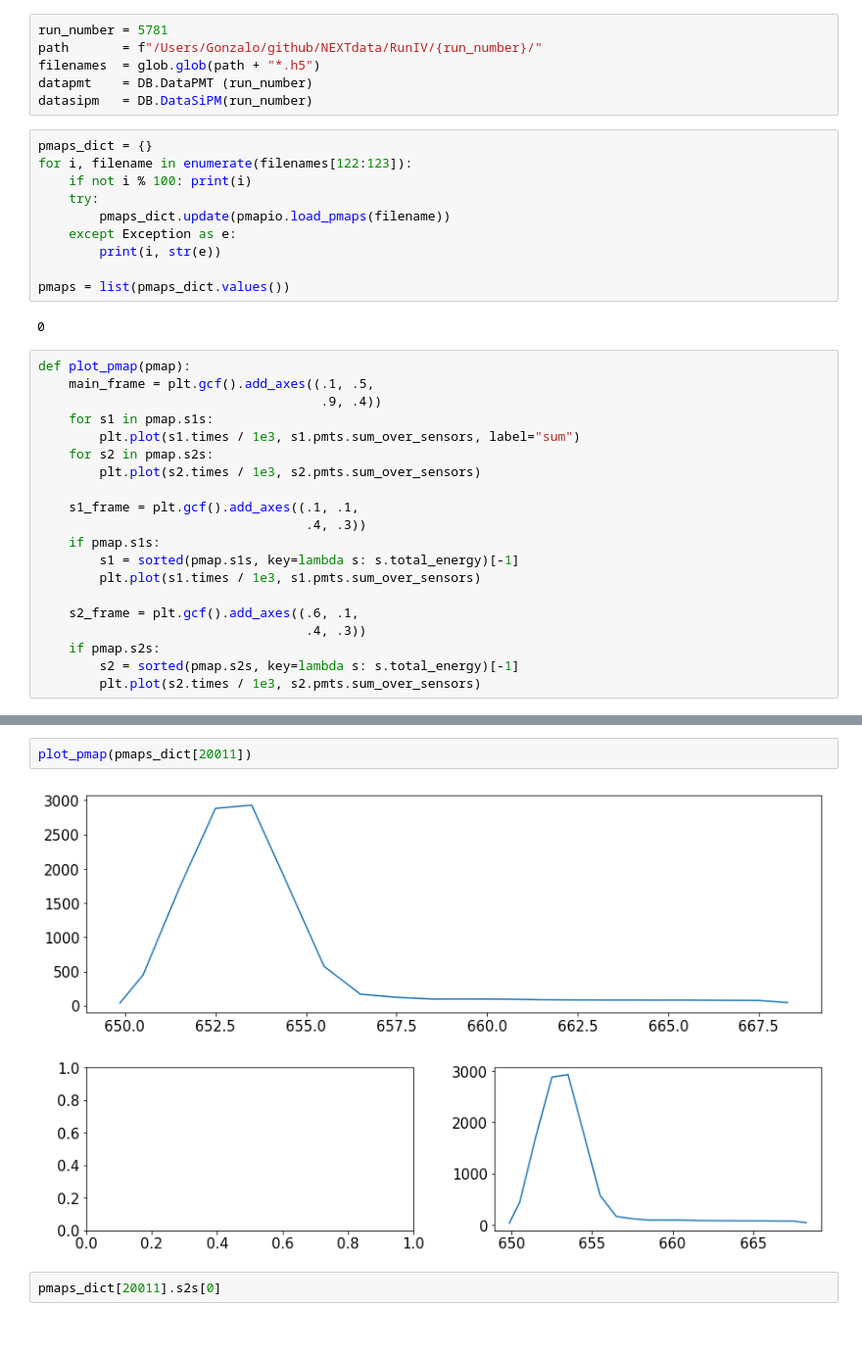
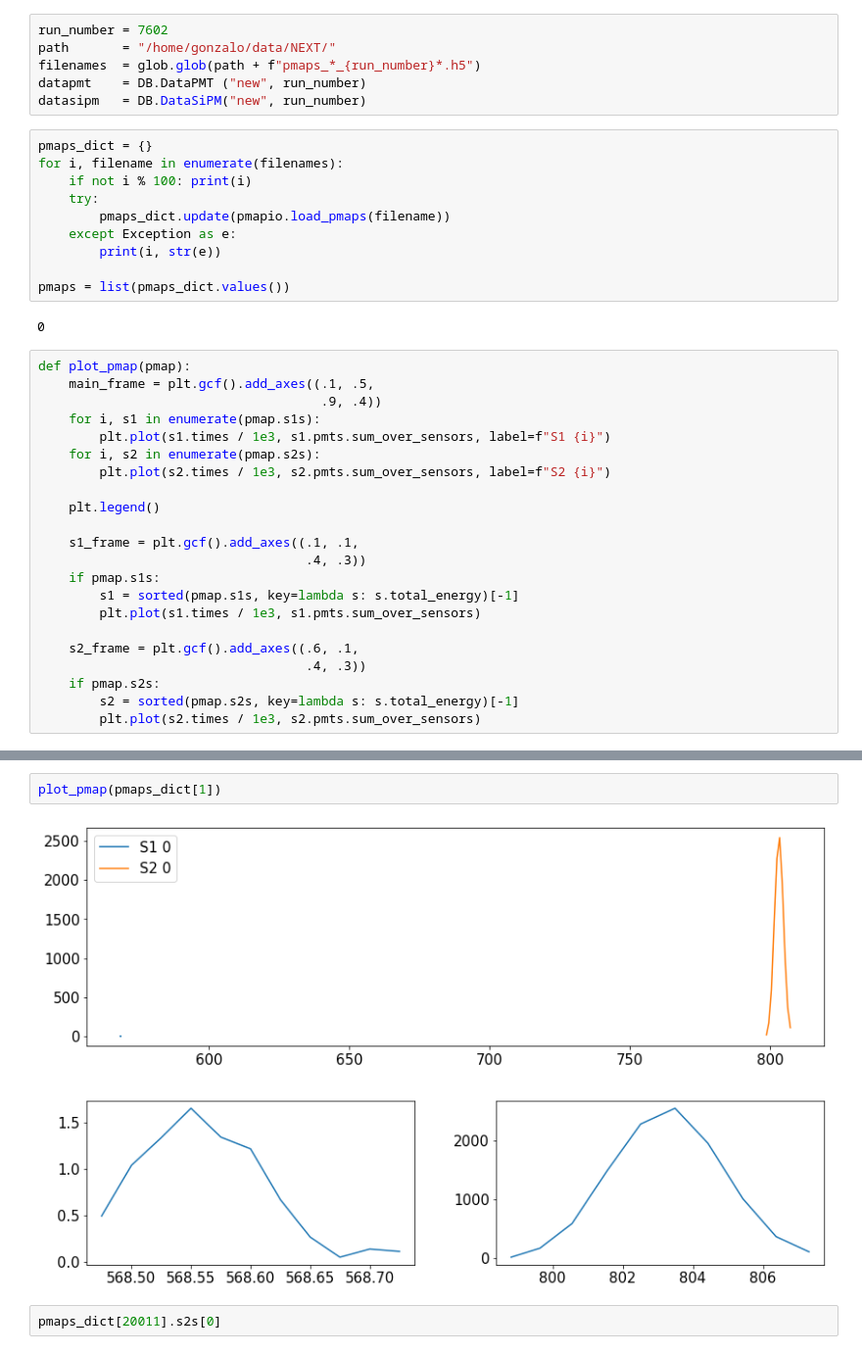
Before and after one commit to gonzaponte/MyNotebooks, a Jupyter notebook: tools/plot_pmaps.ipynb, the cells around one changed output, grey strips where cells are left out. Shown at 98% size. Drawn from its saved outputs; the diff is of its cells as text.

```diff
--- a/tools/plot_pmaps.ipynb
+++ b/tools/plot_pmaps.ipynb
@@ -22,14 +19,14 @@ from icaro.core.fit_functions import *
 plt.rcParams["figure.figsize"] = 12, 8
 plt.rcParams[  "font.size"   ] = 15
 # %%
-run_number = 5781
-path       = f"/Users/Gonzalo/github/NEXTdata/RunIV/{run_number}/"
-filenames  = glob.glob(path + "*.h5")
-datapmt    = DB.DataPMT (run_number)
-datasipm   = DB.DataSiPM(run_number)
+run_number = 7602
+path       = "/home/gonzalo/data/NEXT/"
+filenames  = glob.glob(path + f"pmaps_*_{run_number}*.h5")
+datapmt    = DB.DataPMT ("new", run_number)
+datasipm   = DB.DataSiPM("new", run_number)
 # %%
 pmaps_dict = {}
-for i, filename in enumerate(filenames[122:123]):
+for i, filename in enumerate(filenames):
     if not i % 100: print(i)
     try:
         pmaps_dict.update(pmapio.load_pmaps(filename))
@@ -43,10 +40,12 @@ pmaps = list(pmaps_dict.values())
 def plot_pmap(pmap):
     main_frame = plt.gcf().add_axes((.1, .5,
                                      .9, .4))
-    for s1 in pmap.s1s:
-        plt.plot(s1.times / 1e3, s1.pmts.sum_over_sensors, label="sum")
-    for s2 in pmap.s2s:
-        plt.plot(s2.times / 1e3, s2.pmts.sum_over_sensors)
+    for i, s1 in enumerate(pmap.s1s):
+        plt.plot(s1.times / 1e3, s1.pmts.sum_over_sensors, label=f"S1 {i}")
+    for i, s2 in enumerate(pmap.s2s):
+        plt.plot(s2.times / 1e3, s2.pmts.sum_over_sensors, label=f"S2 {i}")
+
+    plt.legend()
 
     s1_frame = plt.gcf().add_axes((.1, .1,
                                    .4, .3))
@@ -81,8 +80,8 @@ pmaps_dict
  Number of S2s: 1}
 # %%
-plot_pmap(pmaps_dict[20011])
+plot_pmap(pmaps_dict[1])
 # %% [output]
-[figure, old version]
+[figure, new version]
 # %%
 pmaps_dict[20011].s2s[0]
 # %% [output]
```
Also changed, not shown: parts of 2 cells of this notebook.
